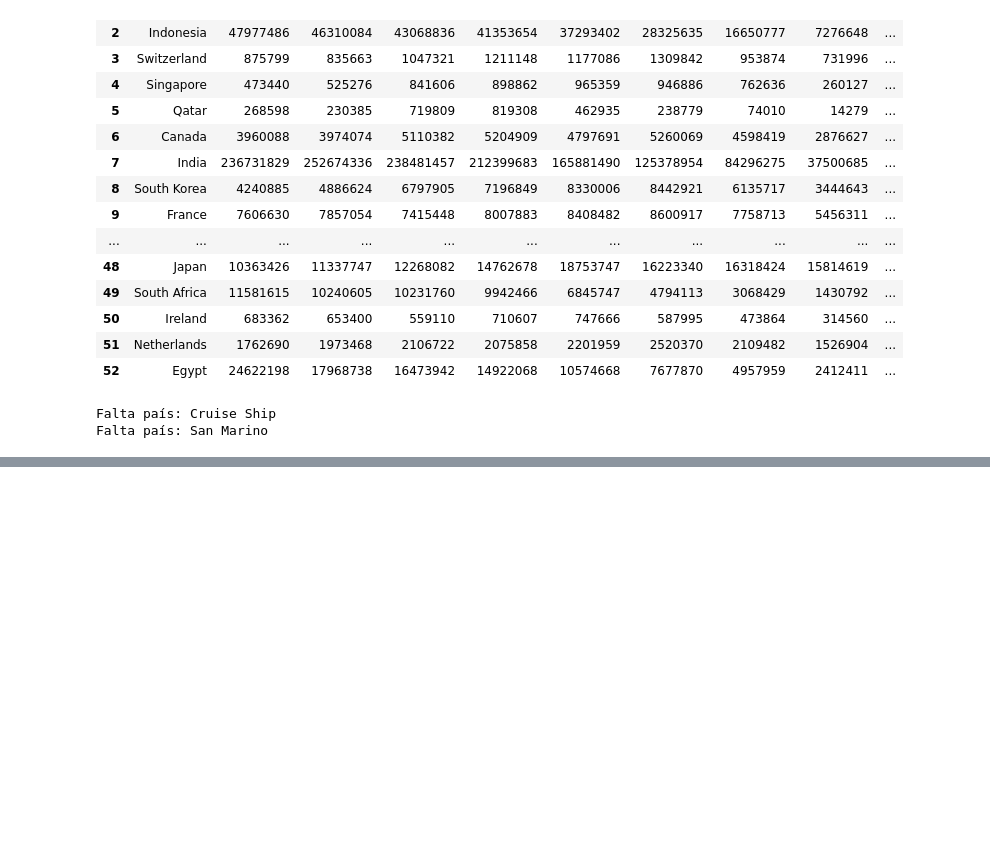
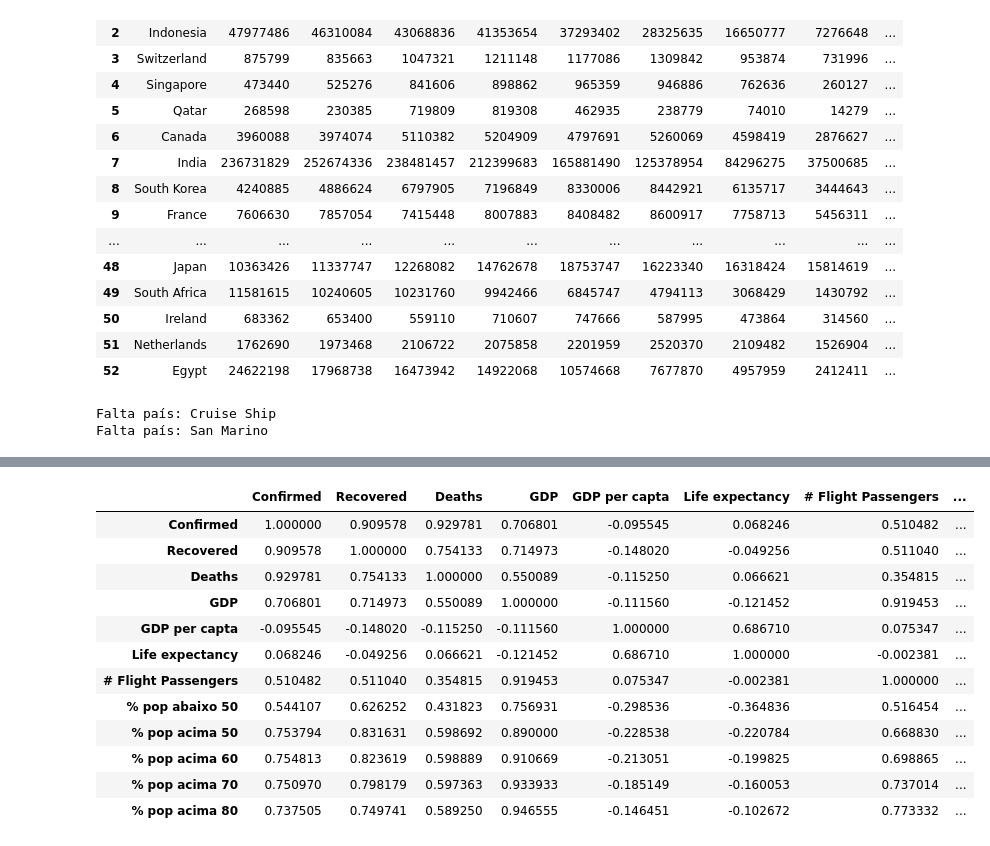
Before and after one commit to thamycoelho/coronavirus_analysis, a Jupyter notebook: data_analysis.ipynb, the cells around one changed output, grey strips where cells are left out. Drawn from its saved outputs; the diff is of its cells as text; code cells hidden in the pictures; blank space fills up the shorter version.

```diff
--- a/data_analysis.ipynb
+++ b/data_analysis.ipynb
@@ -95,0 +110,16 @@ df.corr()
+# %%
+df_teste.corr()
+# %% [output]
+|  | Confirmed | Recovered | Deaths | GDP | GDP per capta | Life expectancy | # Flight Passengers | ... |
+| Confirmed | 1.000000 | 0.909578 | 0.929781 | 0.706801 | -0.095545 | 0.068246 | 0.510482 | ... |
+| Recovered | 0.909578 | 1.000000 | 0.754133 | 0.714973 | -0.148020 | -0.049256 | 0.511040 | ... |
+| Deaths | 0.929781 | 0.754133 | 1.000000 | 0.550089 | -0.115250 | 0.066621 | 0.354815 | ... |
+| GDP | 0.706801 | 0.714973 | 0.550089 | 1.000000 | -0.111560 | -0.121452 | 0.919453 | ... |
+| GDP per capta | -0.095545 | -0.148020 | -0.115250 | -0.111560 | 1.000000 | 0.686710 | 0.075347 | ... |
+| Life expectancy | 0.068246 | -0.049256 | 0.066621 | -0.121452 | 0.686710 | 1.000000 | -0.002381 | ... |
+| # Flight Passengers | 0.510482 | 0.511040 | 0.354815 | 0.919453 | 0.075347 | -0.002381 | 1.000000 | ... |
+| % pop abaixo 50 | 0.544107 | 0.626252 | 0.431823 | 0.756931 | -0.298536 | -0.364836 | 0.516454 | ... |
+| % pop acima 50 | 0.753794 | 0.831631 | 0.598692 | 0.890000 | -0.228538 | -0.220784 | 0.668830 | ... |
+| % pop acima 60 | 0.754813 | 0.823619 | 0.598889 | 0.910669 | -0.213051 | -0.199825 | 0.698865 | ... |
+| % pop acima 70 | 0.750970 | 0.798179 | 0.597363 | 0.933933 | -0.185149 | -0.160053 | 0.737014 | ... |
+| % pop acima 80 | 0.737505 | 0.749741 | 0.589250 | 0.946555 | -0.146451 | -0.102672 | 0.773332 | ... |
```
Also changed, not shown: parts of 5 cells of this notebook.
